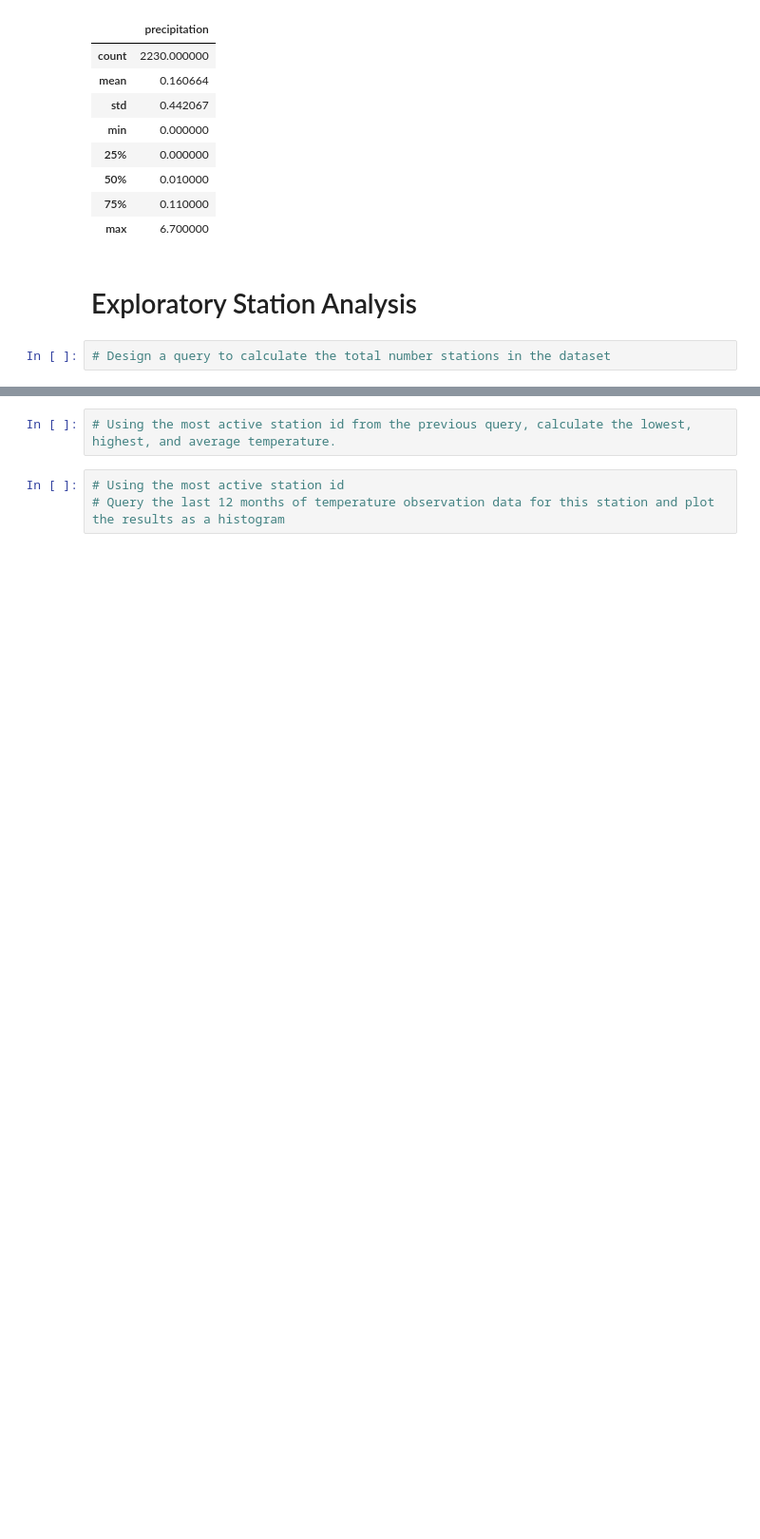
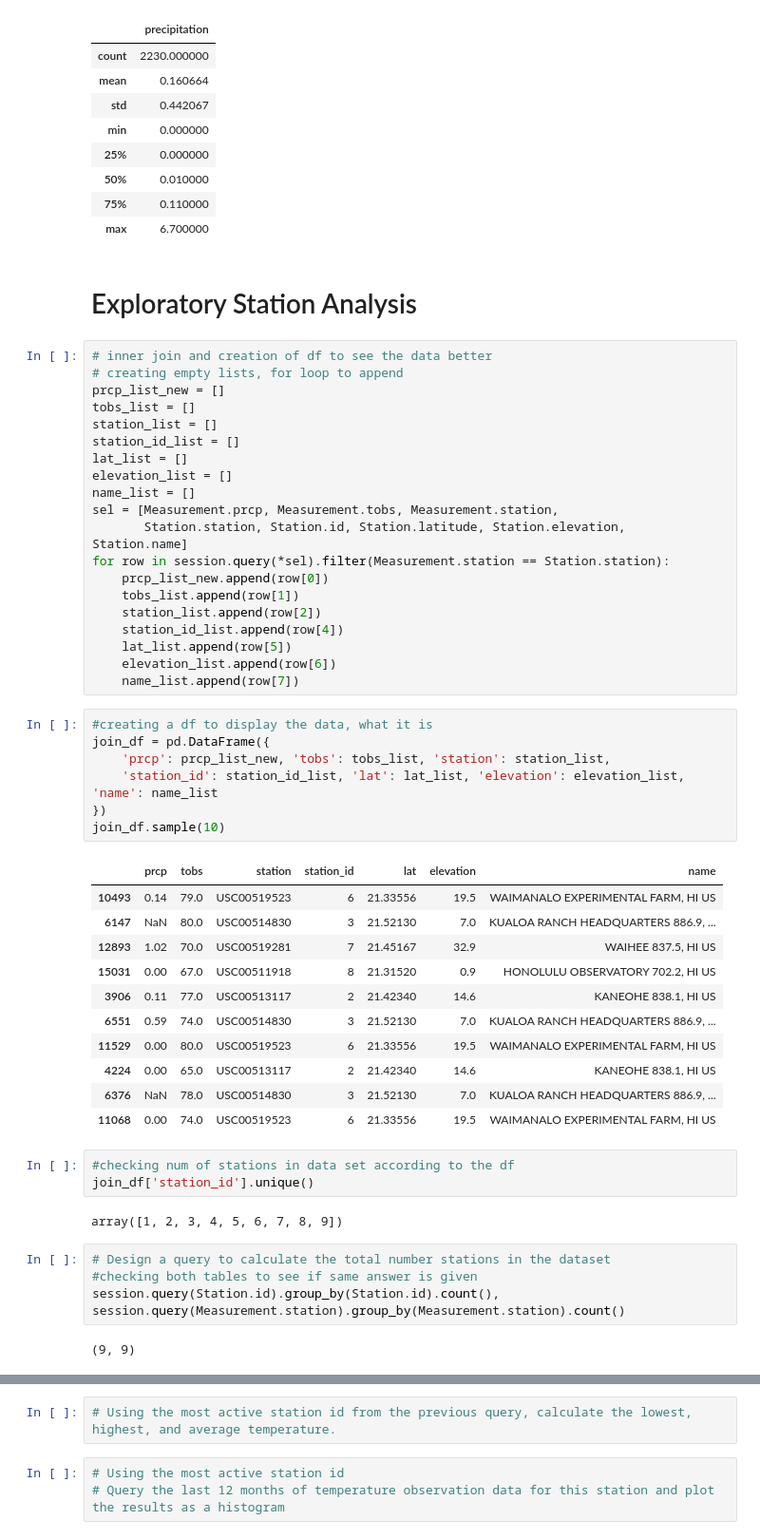
Before and after one commit to sarahDH615/sqlalchemy-challenge, a Jupyter notebook: climate_starter.ipynb, the cells around one changed output, grey strips where cells are left out. Shown: that part at 95% size. Saved outputs shown, nothing was run; the diff lists cells and outputs as text; blank space fills up the shorter version.

Commit message:
querying for stations

```diff
--- a/climate_starter.ipynb
+++ b/climate_starter.ipynb
@@ -201,8 +153,56 @@ prcp_data.describe()
 | max | 6.700000 |
 # %% [markdown]
 # Exploratory Station Analysis
+# %%
+# inner join and creation of df to see the data better
+# creating empty lists, for loop to append
+prcp_list_new = []
+tobs_list = []
+station_list = []
+station_id_list = []
+lat_list = []
+elevation_list = []
+name_list = []
+sel = [Measurement.prcp, Measurement.tobs, Measurement.station,
+       Station.station, Station.id, Station.latitude, Station.elevation, Station.name]
+for row in session.query(*sel).filter(Measurement.station == Station.station):
+    prcp_list_new.append(row[0])
+    tobs_list.append(row[1])
+    station_list.append(row[2])
+    station_id_list.append(row[4])
+    lat_list.append(row[5])
+    elevation_list.append(row[6])
+    name_list.append(row[7])
+# %%
+#creating a df to display the data, what it is
+join_df = pd.DataFrame({
+    'prcp': prcp_list_new, 'tobs': tobs_list, 'station': station_list,
+    'station_id': station_id_list, 'lat': lat_list, 'elevation': elevation_list, 'name': name_list
+})
+join_df.sample(10)
+# %% [output]
+|  | prcp | tobs | station | station_id | lat | elevation | name |
+| 10493 | 0.14 | 79.0 | USC00519523 | 6 | 21.33556 | 19.5 | WAIMANALO EXPERIMENTAL FARM, HI US |
+| 6147 | NaN | 80.0 | USC00514830 | 3 | 21.52130 | 7.0 | KUALOA RANCH HEADQUARTERS 886.9, ... |
+| 12893 | 1.02 | 70.0 | USC00519281 | 7 | 21.45167 | 32.9 | WAIHEE 837.5, HI US |
+| 15031 | 0.00 | 67.0 | USC00511918 | 8 | 21.31520 | 0.9 | HONOLULU OBSERVATORY 702.2, HI US |
+| 3906 | 0.11 | 77.0 | USC00513117 | 2 | 21.42340 | 14.6 | KANEOHE 838.1, HI US |
+| 6551 | 0.59 | 74.0 | USC00514830 | 3 | 21.52130 | 7.0 | KUALOA RANCH HEADQUARTERS 886.9, ... |
+| 11529 | 0.00 | 80.0 | USC00519523 | 6 | 21.33556 | 19.5 | WAIMANALO EXPERIMENTAL FARM, HI US |
+| 4224 | 0.00 | 65.0 | USC00513117 | 2 | 21.42340 | 14.6 | KANEOHE 838.1, HI US |
+| 6376 | NaN | 78.0 | USC00514830 | 3 | 21.52130 | 7.0 | KUALOA RANCH HEADQUARTERS 886.9, ... |
+| 11068 | 0.00 | 74.0 | USC00519523 | 6 | 21.33556 | 19.5 | WAIMANALO EXPERIMENTAL FARM, HI US |
+# %%
+#checking num of stations in data set according to the df
+join_df['station_id'].unique()
+# %% [output]
+array([1, 2, 3, 4, 5, 6, 7, 8, 9])
 # %%
 # Design a query to calculate the total number stations in the dataset
+#checking both tables to see if same answer is given
+session.query(Station.id).group_by(Station.id).count(), session.query(Measurement.station).group_by(Measurement.station).count()
+# %% [output]
+(9, 9)
 # %%
 # Design a query to find the most active stations (i.e. what stations have the most rows?)
 # List the stations and the counts in descending order.
```
Also changed, not shown: parts of 7 cells of this notebook.
